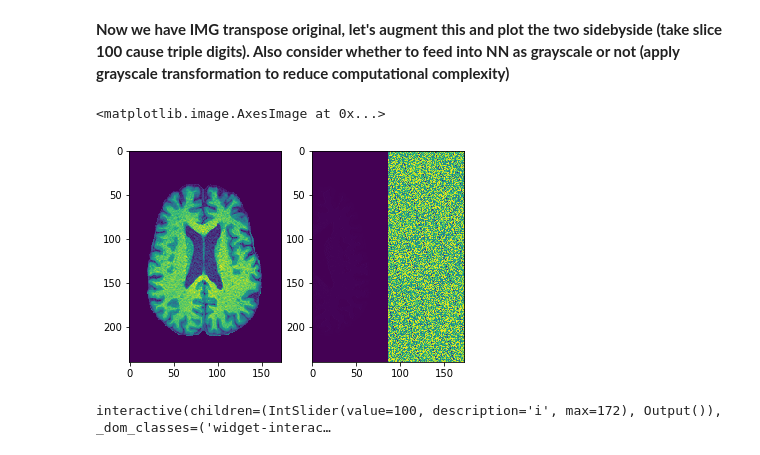
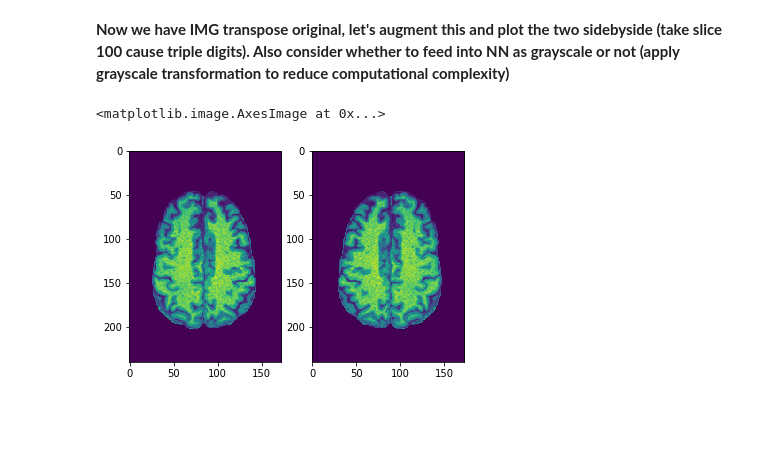
Before and after one commit to StevenVuong/MSc_Project, a Jupyter notebook: v2.ipynb, the cells around one changed output. Cells and saved outputs as stored; diff of their text form; code cells hidden in the pictures; blank space fills up the shorter version.

```diff
--- a/v2.ipynb
+++ b/v2.ipynb
@@ -512,13 +506,11 @@ rotated_image = img_flipped.transpose(Image.FLIP_LEFT_RIGHT)
+# %%
+rotated_image = np.flip(img_transpose_original[70,:,:], 1) # got this flipped. Works
 # %%
 plt.subplot(1, 2, 1)
-plt.imshow(img_flipped)
+plt.imshow(img_transpose_original[70,:,:])
 
 plt.subplot(1, 2, 2)
 plt.imshow(rotated_image)
 # %% [output]
 <matplotlib.image.AxesImage at 0x...>
-[figure, old version]
+[figure, new version]
-# %%
-interact(g, i=widgets.IntSlider(min=0,max=(len(img)-1),step=1,value=100)); # plots our axial view, this is it
-# %% [output]
-interactive(children=(IntSlider(value=100, description='i', max=172), Output()), _dom_classes=('widget-interac…
```
Also changed, not shown: parts of 3 cells of this notebook.
